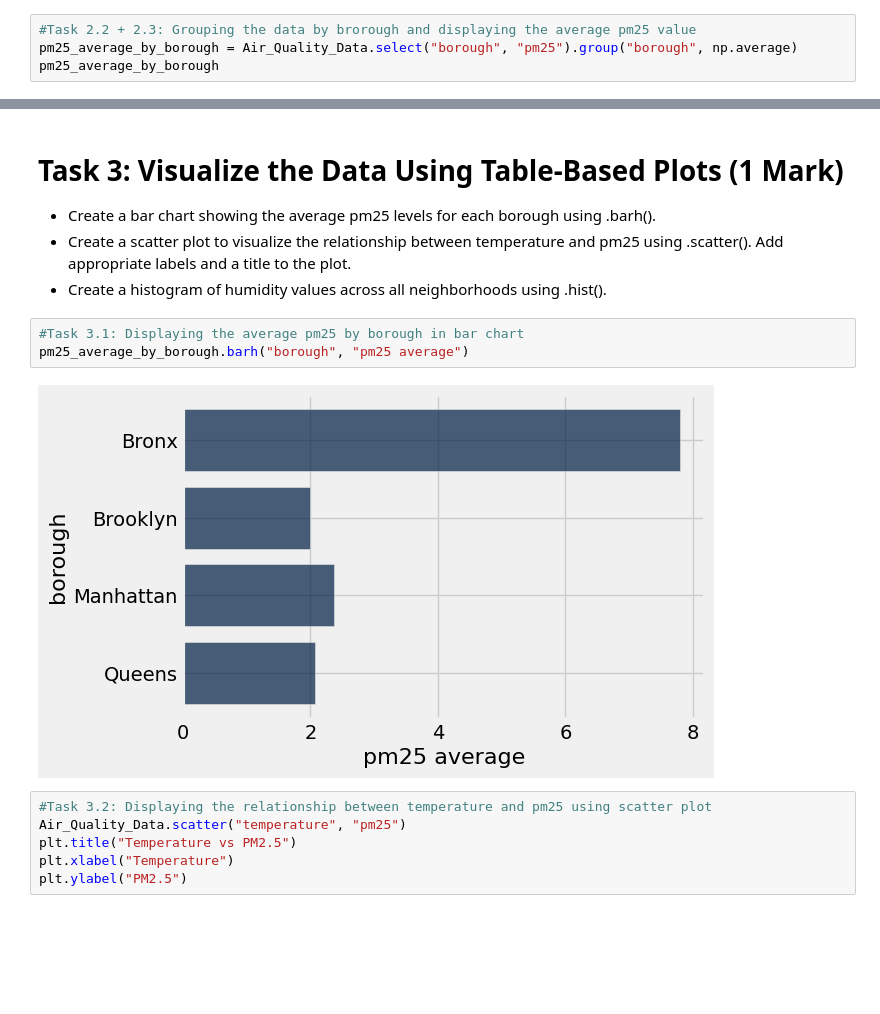
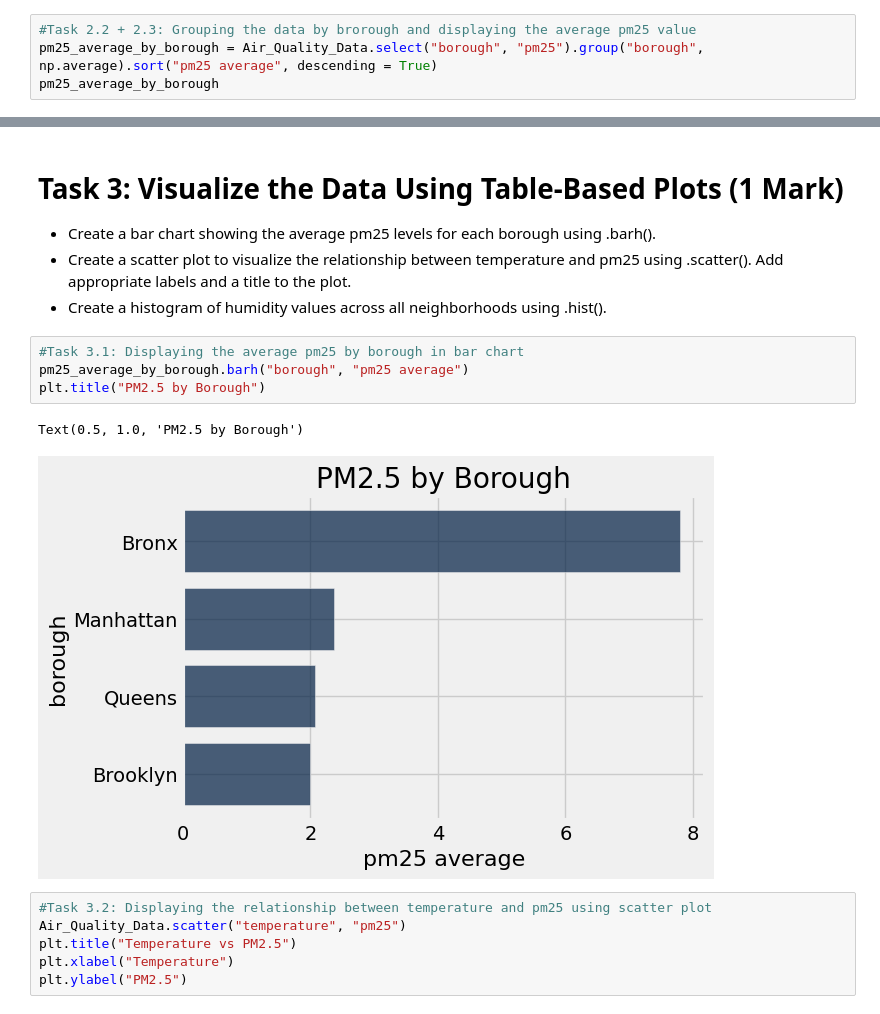
Before and after one commit to Aaesha-Alteneiji/Foundation-Of-Data-Science, a Jupyter notebook: AaeshaAlteneiji_Activity2_AirQuality.ipynb, the cells around one changed output, grey strips where cells are left out. Drawn from its saved outputs; the diff is of its cells as text; blank space fills up the shorter version.

```diff
--- a/AaeshaAlteneiji_Activity2_AirQuality.ipynb
+++ b/AaeshaAlteneiji_Activity2_AirQuality.ipynb
@@ -214,7 +214,7 @@ Summary_Statistics
 | pm25 | 7.37452 | 3.02 | 0 | 3267.02 |
 # %%
 #Task 2.2 + 2.3: Grouping the data by brorough and displaying the average pm25 value
-pm25_average_by_borough = Air_Quality_Data.select("borough", "pm25").group("borough", np.average)
+pm25_average_by_borough = Air_Quality_Data.select("borough", "pm25").group("borough", np.average).sort("pm25 average", descending = True)
 pm25_average_by_borough
 # %% [output]
 | borough | pm25 average |
@@ -231,8 +231,10 @@ pm25_average_by_borough
 # %%
 #Task 3.1: Displaying the average pm25 by borough in bar chart
 pm25_average_by_borough.barh("borough", "pm25 average")
+plt.title("PM2.5 by Borough")
 # %% [output]
+Text(0.5, 1.0, 'PM2.5 by Borough')
-[figure, old version]
+[figure, new version]
 # %%
 #Task 3.2: Displaying the relationship between temperature and pm25 using scatter plot
 Air_Quality_Data.scatter("temperature", "pm25")
```
Also changed, not shown: parts of 6 cells of this notebook.
